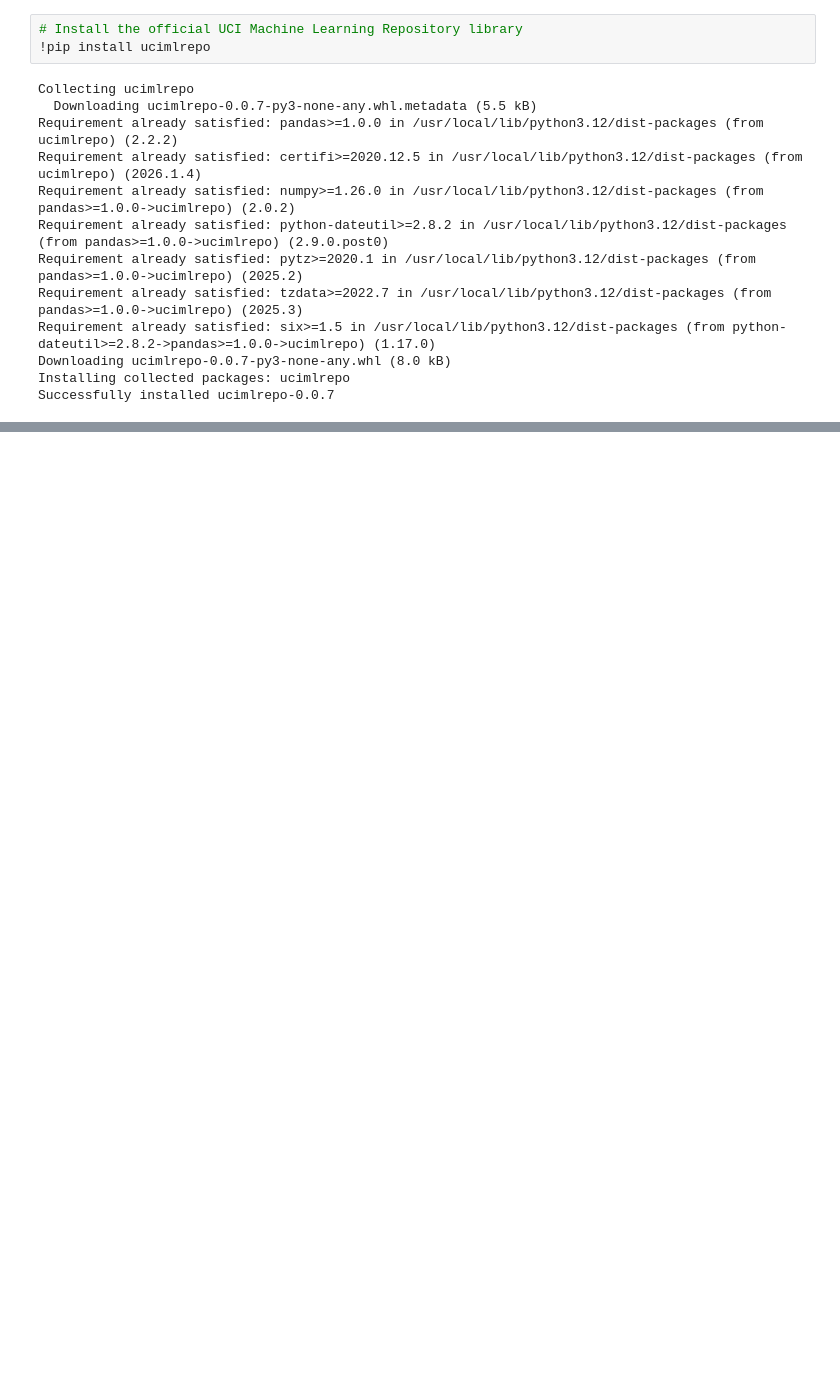
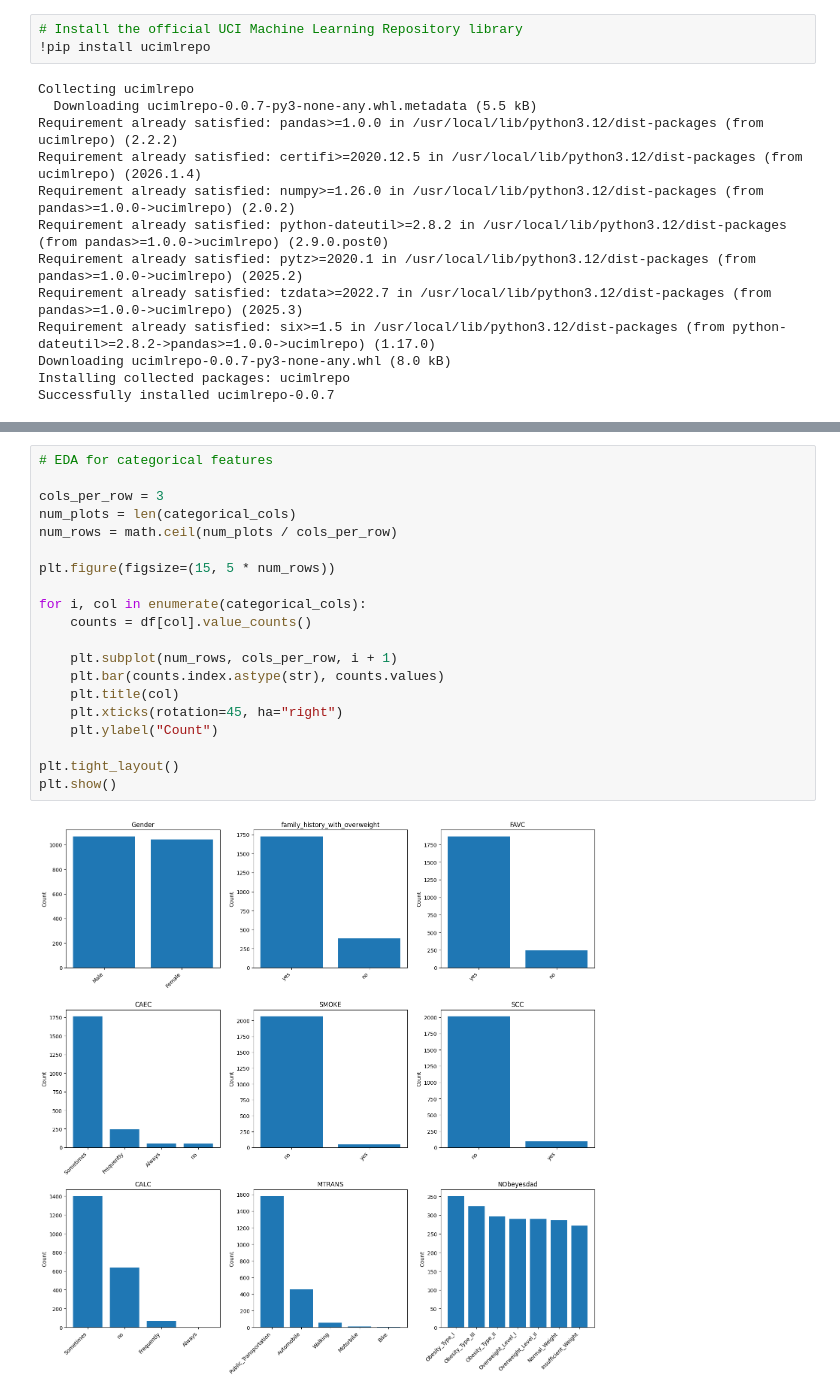
Before and after one commit to christian-ian-dev/Estimation-of-Obesity-Levels, a Jupyter notebook: Estimation_of_Obesity_Levels__Final_Project.ipynb, the cells around one changed output, grey strips where cells are left out. Cells and saved outputs as stored; diff of their text form; blank space fills up the shorter version.

```diff
--- a/Estimation_of_Obesity_Levels__Final_Project.ipynb
+++ b/Estimation_of_Obesity_Levels__Final_Project.ipynb
@@ -101,0 +157,22 @@ Passing `palette` without assigning `hue` is deprecated and will be removed in v
+# %%
+# EDA for categorical features
+
+cols_per_row = 3
+num_plots = len(categorical_cols)
+num_rows = math.ceil(num_plots / cols_per_row)
+
+plt.figure(figsize=(15, 5 * num_rows))
+
+for i, col in enumerate(categorical_cols):
+    counts = df[col].value_counts()
+
+    plt.subplot(num_rows, cols_per_row, i + 1)
+    plt.bar(counts.index.astype(str), counts.values)
+    plt.title(col)
+    plt.xticks(rotation=45, ha="right")
+    plt.ylabel("Count")
+
+plt.tight_layout()
+plt.show()
+# %% [output]
+[figure, added]
```
Also changed, not shown: parts of 13 cells of this notebook.
